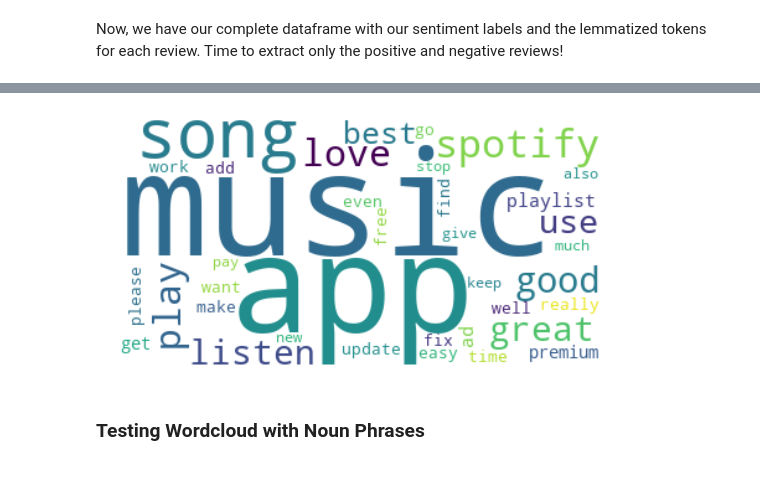
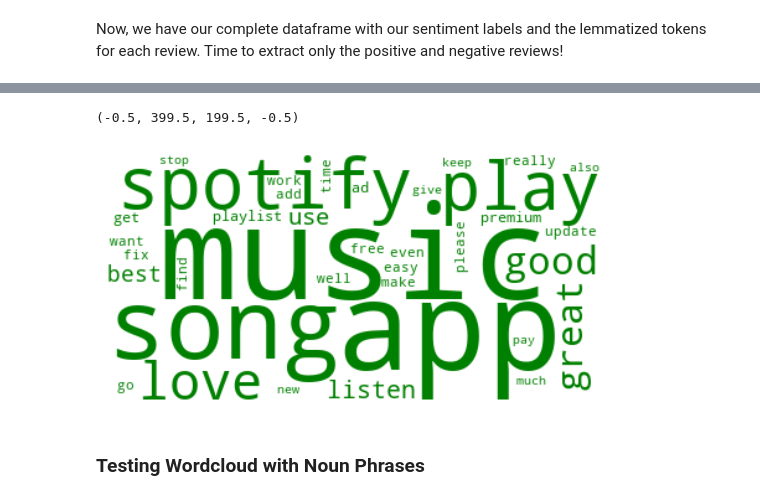
Before and after one commit to asoylatte03/spotify-app-reviews, a Jupyter notebook: vectorization and eda.ipynb, the cells around one changed output, grey strips where cells are left out. Saved outputs shown, nothing was run; the diff lists cells and outputs as text; code cells hidden in the pictures.

Commit message:
visualizations

```diff
--- a/vectorization and eda.ipynb
+++ b/vectorization and eda.ipynb
@@ -15,6 +15,7 @@ from sklearn.manifold import TSNE
 
 # visualizations
 import seaborn as sns
+sns.set_style('darkgrid')
 import plotly.express as px
 # %%
 # our processed dataset and corpus with all our lemmatized tokens
@@ -224,15 +260,16 @@ pos_rv_df.head()
 # %%
 # time to generate our WordCloud!
 pos_wrd_freq = pos_rv_df.T.sum(axis=1)
 
 # instantiating our WordCloud function
-wordcloud = WordCloud(background_color='white')
+wordcloud = WordCloud(background_color='white',color_func=lambda *args, **kwargs: "green")
+
 
 # generating our WordCloud from our Tfidf matrix
 wordcloud.generate_from_frequencies(pos_wrd_freq)
 
 plt.imshow(wordcloud,interpolation='bilinear')
 plt.axis('off')
-plt.show()
 # %% [output]
+(-0.5, 399.5, 199.5, -0.5)
-[figure, old version]
+[figure, new version]
```
Also changed, not shown: parts of 66 cells of this notebook, 9 other files.
